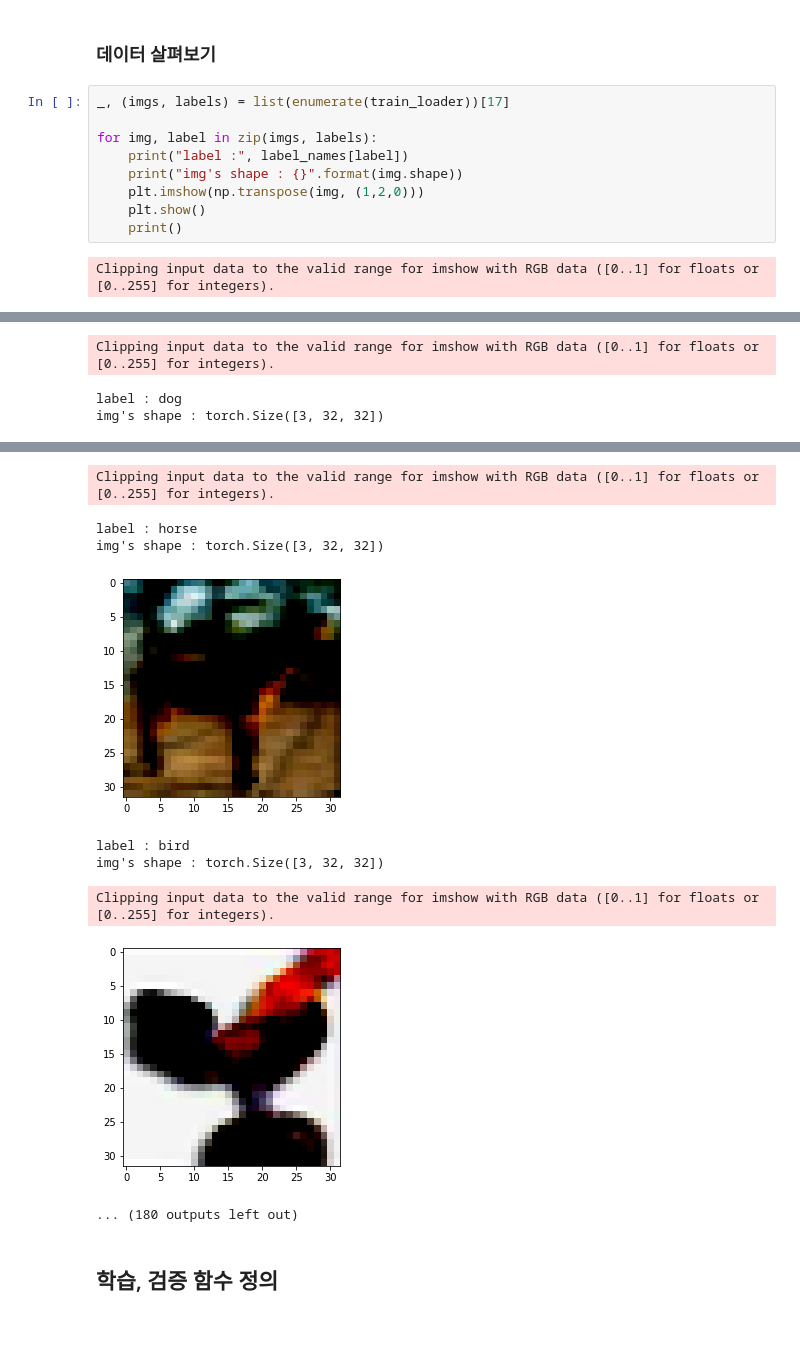
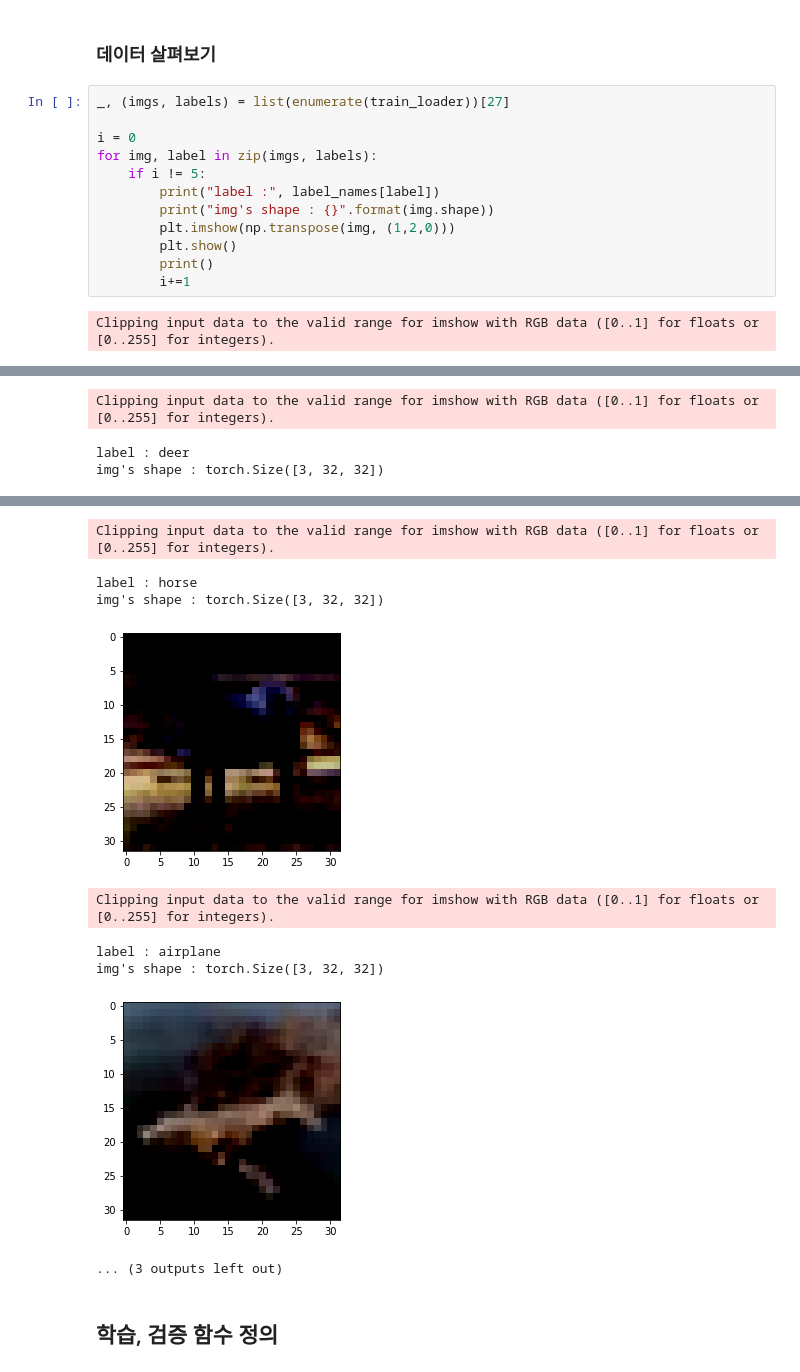
Before and after one commit to JoSangYeon/Machine_Learning_Project, a Jupyter notebook: Cifar_10 Project/Cifar10#1.ipynb, the cells around one changed output, grey strips where cells are left out. Drawn from its saved outputs; the diff is of its cells as text; blank space fills up the shorter version.

```diff
--- a/Cifar_10 Project/Cifar10#1.ipynb
+++ b/Cifar_10 Project/Cifar10#1.ipynb
@@ -63,14 +51,17 @@ train_loader.batch_size
 # %% [markdown]
 ### 데이터 살펴보기
 # %%
-_, (imgs, labels) = list(enumerate(train_loader))[17]
+_, (imgs, labels) = list(enumerate(train_loader))[27]
 
+i = 0
 for img, label in zip(imgs, labels):
-    print("label :", label_names[label])
-    print("img's shape : {}".format(img.shape))
-    plt.imshow(np.transpose(img, (1,2,0)))
-    plt.show()
-    print()
+    if i != 5:
+        print("label :", label_names[label])
+        print("img's shape : {}".format(img.shape))
+        plt.imshow(np.transpose(img, (1,2,0)))
+        plt.show()
+        print()
+        i+=1
 # %% [output]
 Clipping input data to the valid range for imshow with RGB data ([0..1] for floats or [0..255] for integers).
 label : horse
@@ -79,3 +70,3 @@ img's shape : torch.Size([3, 32, 32])
 Clipping input data to the valid range for imshow with RGB data ([0..1] for floats or [0..255] for integers).
-label : dog
+label : deer
 img's shape : torch.Size([3, 32, 32])
@@ -83,12 +74,12 @@ img's shape : torch.Size([3, 32, 32])
 Clipping input data to the valid range for imshow with RGB data ([0..1] for floats or [0..255] for integers).
 label : horse
 img's shape : torch.Size([3, 32, 32])
-[figure, old version]
+[figure, new version]
-label : bird
-img's shape : torch.Size([3, 32, 32])
+Clipping input data to the valid range for imshow with RGB data ([0..1] for floats or [0..255] for integers).
-Clipping input data to the valid range for imshow with RGB data ([0..1] for floats or [0..255] for integers).
+label : airplane
+img's shape : torch.Size([3, 32, 32])
-[figure, old version]
+[figure, new version]
-... (180 outputs left out)
+... (3 outputs left out)
 # %% [markdown]
 ## 학습, 검증 함수 정의
 # %%
```
Also changed, not shown: parts of 24 cells of this notebook.
